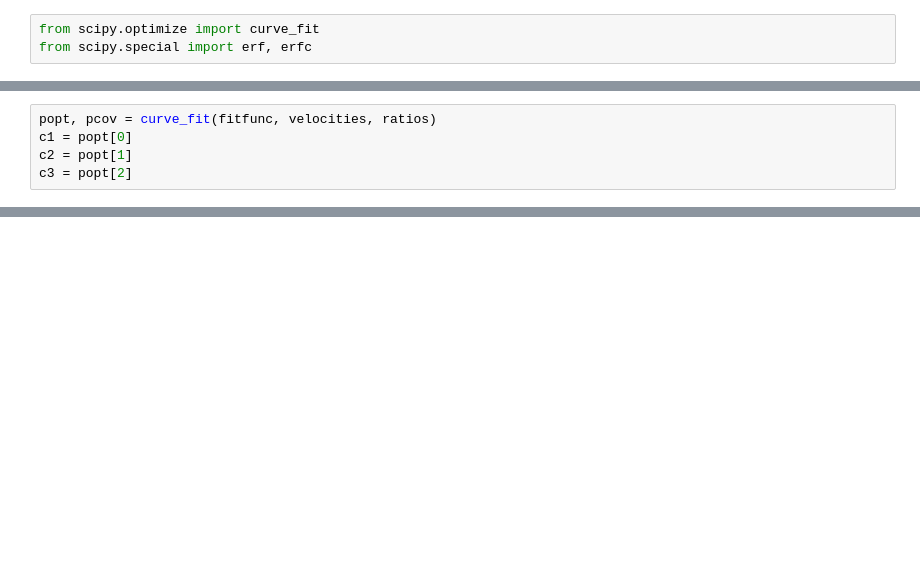
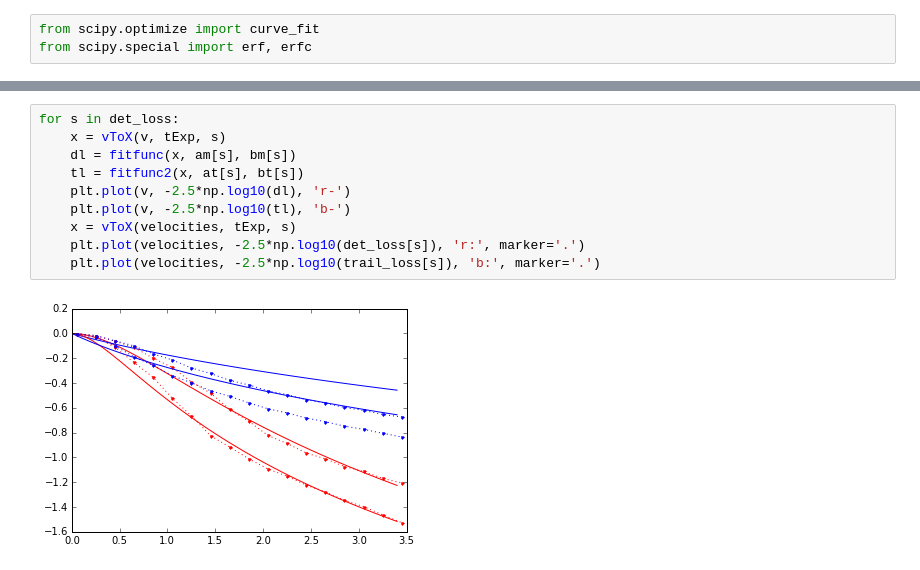
Before and after one commit to rhiannonlynne/MafSSO, a Jupyter notebook: Trailing Losses.ipynb, the cells around one changed output, grey strips where cells are left out. Saved outputs shown, nothing was run; the diff lists cells and outputs as text; blank space fills up the shorter version.

```diff
--- a/Trailing Losses.ipynb
+++ b/Trailing Losses.ipynb
@@ -603,5 +595,0 @@ def fitfunc(v, c1, c2, c3):
-# %%
-popt, pcov = curve_fit(fitfunc, velocities, ratios)
-c1 = popt[0]
-c2 = popt[1]
-c3 = popt[2]
@@ -623,0 +654,12 @@ fitratios = np.polyval(p, velocities)
+# %%
+for s in det_loss:
+    x = vToX(v, tExp, s)
+    dl = fitfunc(x, am[s], bm[s])
+    tl = fitfunc2(x, at[s], bt[s])
+    plt.plot(v, -2.5*np.log10(dl), 'r-')
+    plt.plot(v, -2.5*np.log10(tl), 'b-')
+    x = vToX(velocities, tExp, s)
+    plt.plot(velocities, -2.5*np.log10(det_loss[s]), 'r:', marker='.')
+    plt.plot(velocities, -2.5*np.log10(trail_loss[s]), 'b:', marker='.')
+# %% [output]
+[figure, added]
```
Also changed, not shown: parts of 18 cells of this notebook.
